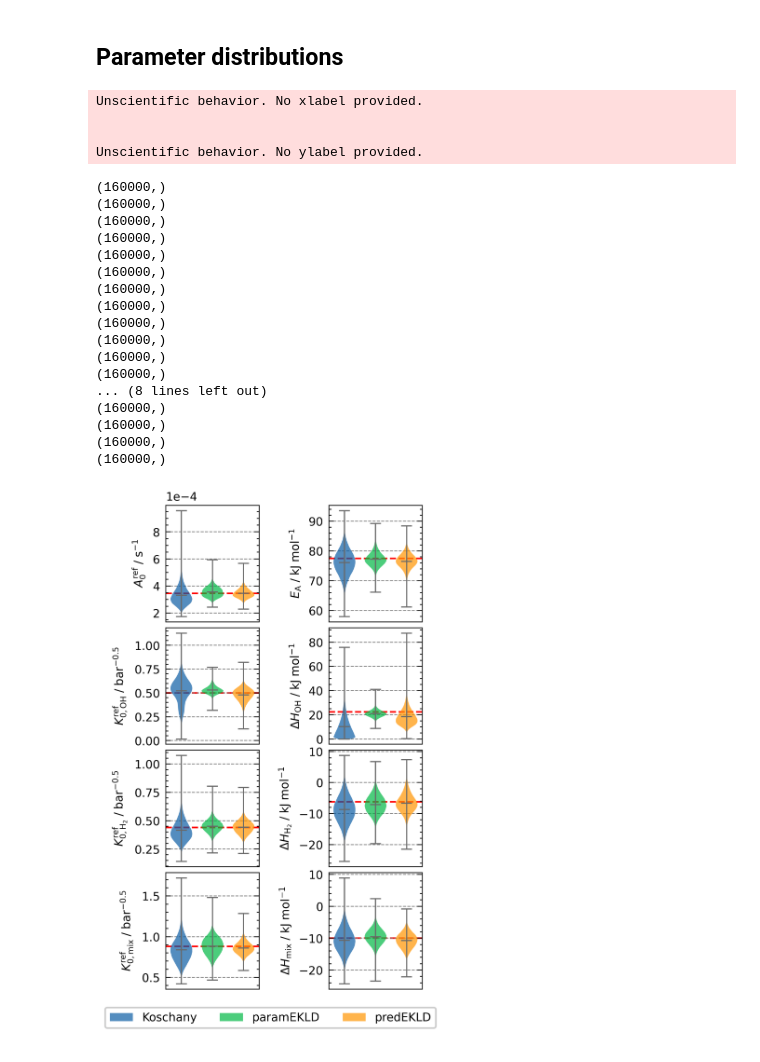
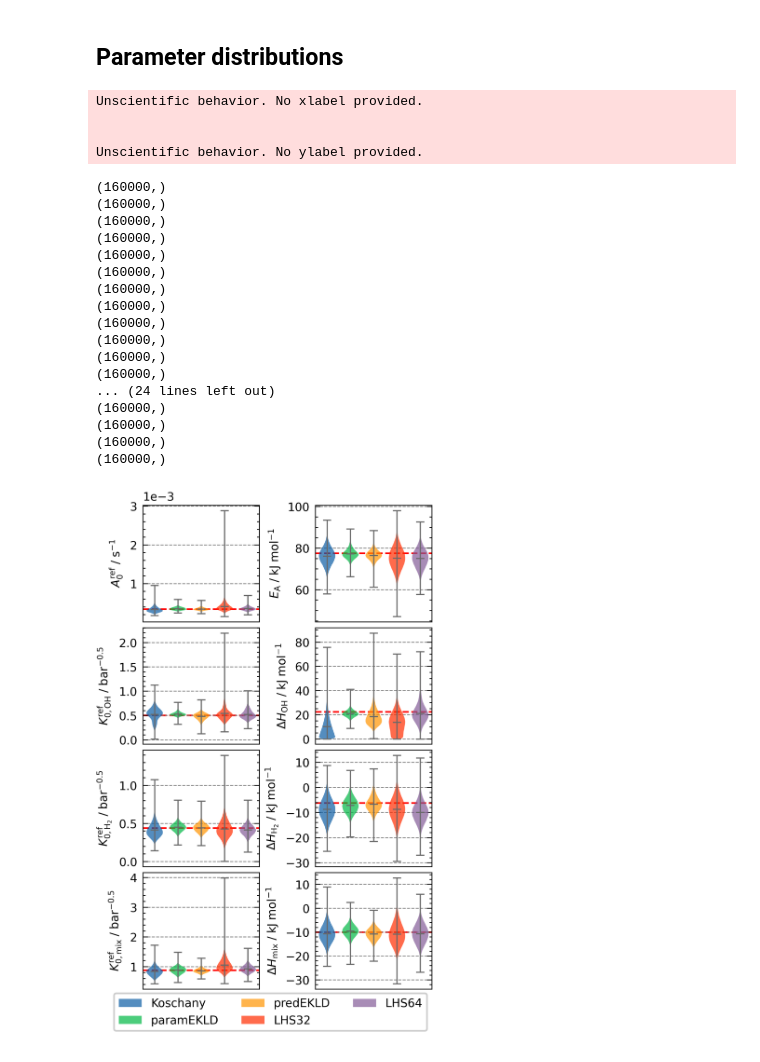
Before and after one commit to ChemRxnEngLab/BayesianIO4kinetics, a Jupyter notebook: HSA_H_Overview.ipynb, the cells around one changed output. Saved outputs shown, nothing was run; the diff lists cells and outputs as text; code cells hidden in the pictures.

Commit message:
Overview of the seed uniformative priors evaluation

```diff
--- a/HSA_H_Overview.ipynb
+++ b/HSA_H_Overview.ipynb
@@ -265,7 +301,7 @@ colors = plt.rcParams["axes.prop_cycle"].by_key()["color"]
 for i, ov_dict in enumerate(ov):
     for seed in ov_dict["seeds"]:
 
-        if ov_dict["DOE"] == "Koschany DOE":
+        if ov_dict["DOE"] in ["Koschany DOE", "LHS32 DOE", "LHS64 DOE"]:
             ax.hlines(
                 np.mean(ov_dict["RMSEs"][seed], axis=1)[-1],
                 xmin=-1,
@@ -410,11 +442,12 @@ colors = plt.rcParams["axes.prop_cycle"].by_key()["color"]
 for i, ov_dict in enumerate(ov):
     for seed_idx, seed in enumerate(ov_dict["seeds"]):
 
-        if ov_dict["DOE"] == "Koschany DOE":
+        if ov_dict["DOE"] in ["Koschany DOE", "LHS32 DOE", "LHS64 DOE"]:
+            xmax = len(ov_dict["RMSEs"][seed])
             axs[seed_idx].hlines(
                 np.mean(ov_dict["RMSEs"][seed], axis=1)[-1],
                 xmin=-1,
-                xmax=64,
+                xmax=xmax,
                 label=ov_dict["DOE"],
                 ls="--",
                 color=colors[i],
@@ -451,6 +484,10 @@ for i, ov_dict in enumerate(ov):
             # edgecolor="gray",
         )
     axs[0].legend(frameon=True)
+
+plt.savefig("figures/rev/KinFit_RMSE_by_seed.png")
+plt.savefig("figures/rev/KinFit_RMSE_by_seed.pdf")
+plt.savefig("figures/rev/KinFit_RMSE_by_seed.svg")
 # %% [output]
 (32, 2)
 (32, 2)
@@ -478,17 +515,18 @@ ax = ICIW_Plots.make_square_ax(
     left_h=1.5 * ICIW_Plots.cm2inch,
 )
 for i, ov_dict in enumerate(ov):
-    for seed in ov_dict["seeds"]:
+    for seed_idx, seed in enumerate(ov_dict["seeds"]):
+        label = ov_dict["DOE"] if seed_idx == 0 else "_nolegend_"
 
         ax.plot(
             np.arange(len(ov_dict["paramEKLDS_to_prior"][seed])) + 1,
             ov_dict["paramEKLDS_to_prior"][seed],
-            label=ov_dict["DOE"],
+            label=label,
             color=colors[i],
         )
-    # ax.legend()
+    ax.legend()
 
-# plt.savefig("figures/KinFit_IG.png")
-# plt.savefig("figures/KinFit_IG.pdf")
-# plt.savefig("figures/KinFit_IG.svg")
+plt.savefig("figures/rev/KinFit_IG_by_seed.png")
+plt.savefig("figures/rev/KinFit_IG_by_seed.pdf")
+plt.savefig("figures/rev/KinFit_IG_by_seed.svg")
 # %% [output]
@@ -674,12 +714,12 @@ ax.set_ylim(60000, 90000)
 fig = ICIW_Plots.figure(layout="single_column", height=12 * ICIW_Plots.cm2inch)
 axes = ICIW_Plots.make_rect_subplots(
     fig,
-    ax_width=2.0 * ICIW_Plots.cm2inch,
+    ax_width=2.5 * ICIW_Plots.cm2inch,
     ax_layout=(4, 2),
     ax_height=2.5 * ICIW_Plots.cm2inch,
-    h_sep=1.5 * ICIW_Plots.cm2inch,
+    h_sep=1.2 * ICIW_Plots.cm2inch,
     # sharex=True,
-    left_h=1.5 * ICIW_Plots.cm2inch,
+    left_h=1.01 * ICIW_Plots.cm2inch,
     bottom_v=1.2 * ICIW_Plots.cm2inch,
 )
 axes = axes.flatten()
@@ -782,43 +822,45 @@ legend_elements = [
     Patch(facecolor=colors[0], alpha=0.7, label="Koschany"),
     Patch(facecolor=colors[1], alpha=0.7, label="paramEKLD"),
     Patch(facecolor=colors[2], alpha=0.7, label="predEKLD"),
+    Patch(facecolor=colors[3], alpha=0.7, label="LHS32"),
+    Patch(facecolor=colors[4], alpha=0.7, label="LHS64"),
 ]
 fig.legend(
     handles=legend_elements,
     loc="lower center",
     ncol=3,
     frameon=True,
-    bbox_to_anchor=(0.5, 0.02),
+    bbox_to_anchor=(0.5, 0.015),
 )
 
 # plt.tight_layout()
-# plt.savefig("figures/KinFit_parameter_comparison.png")
-# plt.savefig("figures/KinFit_parameter_comparison.svg")
-# plt.savefig("figures/KinFit_parameter_comparison.pdf")
+plt.savefig("figures/rev/KinFit_parameter_comparison.png")
+plt.savefig("figures/rev/KinFit_parameter_comparison.svg")
+plt.savefig("figures/rev/KinFit_parameter_comparison.pdf")
 plt.show()
 # %% [output]
 Unscientific behavior. No xlabel provided.
 
 
 Unscientific behavior. No ylabel provided.
 (160000,)
 (160000,)
 (160000,)
 (160000,)
 (160000,)
 (160000,)
 (160000,)
 (160000,)
 (160000,)
 (160000,)
 (160000,)
 (160000,)
-... (8 lines left out)
+... (24 lines left out)
 (160000,)
 (160000,)
 (160000,)
 (160000,)
-[figure, old version]
+[figure, new version]
 # %%
 import pandas as pd
 
```
Also changed, not shown: parts of 14 cells of this notebook, 23 other files.
